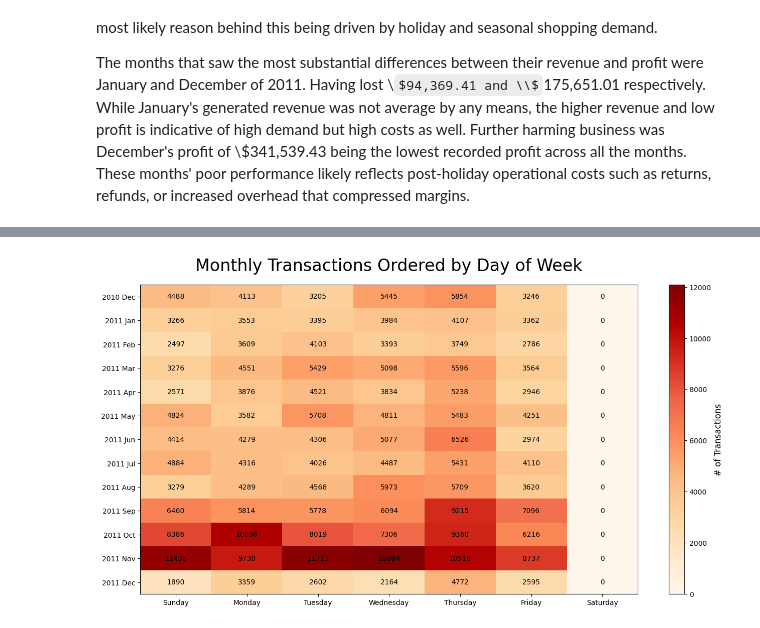
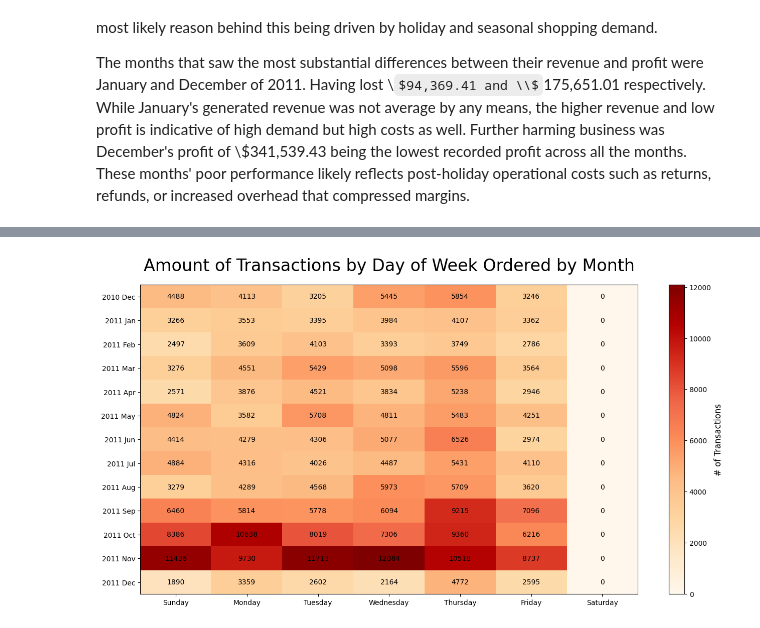
Before and after one commit to rymatata/coursera-exploratory-data-analysis, a Jupyter notebook: Notebooks/online_retail.ipynb, the cells around one changed output, grey strips where cells are left out. Cells and saved outputs as stored; diff of their text form; code cells hidden in the pictures; some formulas as TeX source.

```diff
--- a/Notebooks/online_retail.ipynb
+++ b/Notebooks/online_retail.ipynb
@@ -666,35 +666,35 @@ months = monthly_days_of_week_transactions['Month'].tolist()
 fig, ax = plt.subplots(figsize=(16, 8))
 im = ax.imshow(monthly_days_of_week_transactions[days_of_week].values,
                aspect='auto', # Extract only the numeric harvest data, dropping the 'Month' column
                cmap='OrRd') # Setting colors for heatmap
 
 # Show all ticks and label them with the respective list entries
 ax.set_xticks(range(len(days_of_week)),
               labels=days_of_week,
               fontsize=10)
 ax.set_yticks(range(len(months)),
               labels=months,
               fontsize=10)
 
 # Loop over data dimensions and create text annotations
 for i in range(len(months)):
     for j in range(len(days_of_week)):
         text = ax.text(j,
                        i,
                        monthly_days_of_week_transactions[days_of_week].values[i, j],
                        ha="center",
                        va="center",
                        color="black",
                        fontsize=10)
 
 # Add colorbar for heatmap
 cbar = fig.colorbar(im, ax=ax)
 cbar.set_label('# of Transactions', fontsize=12)
 
-ax.set_title("Monthly Transactions Ordered by Day of Week",
-             pad=20,
-             fontsize=24)
+ax.set_title("Amount of Transactions by Day of Week Ordered by Month",
+             fontsize=24,
+             pad=20)
 plt.show()
 # %% [output]
-[figure, old version]
+[figure, new version]
 # %% [markdown]
```
Also changed, not shown: parts of 7 cells of this notebook.
